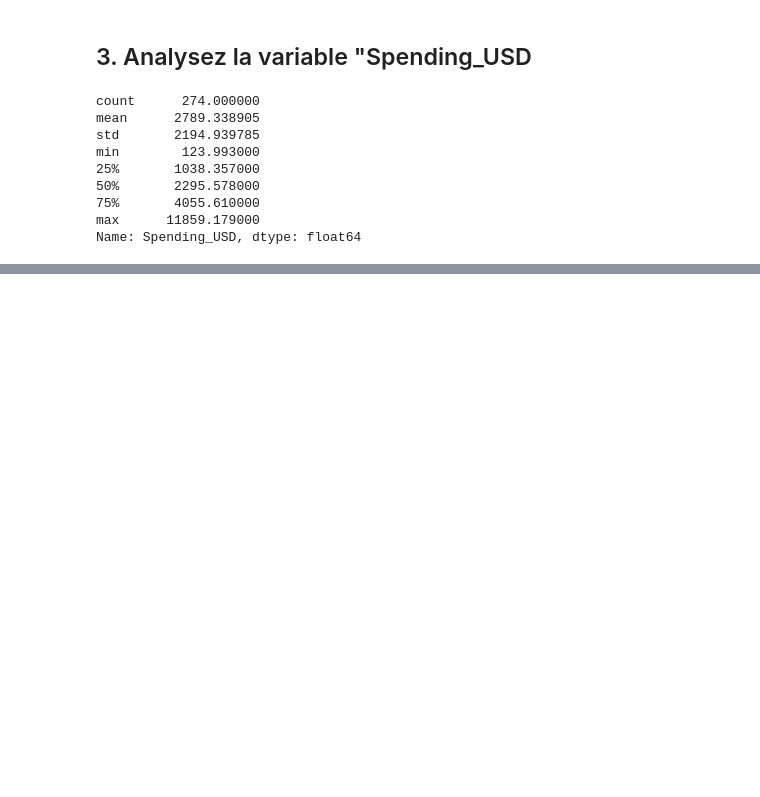
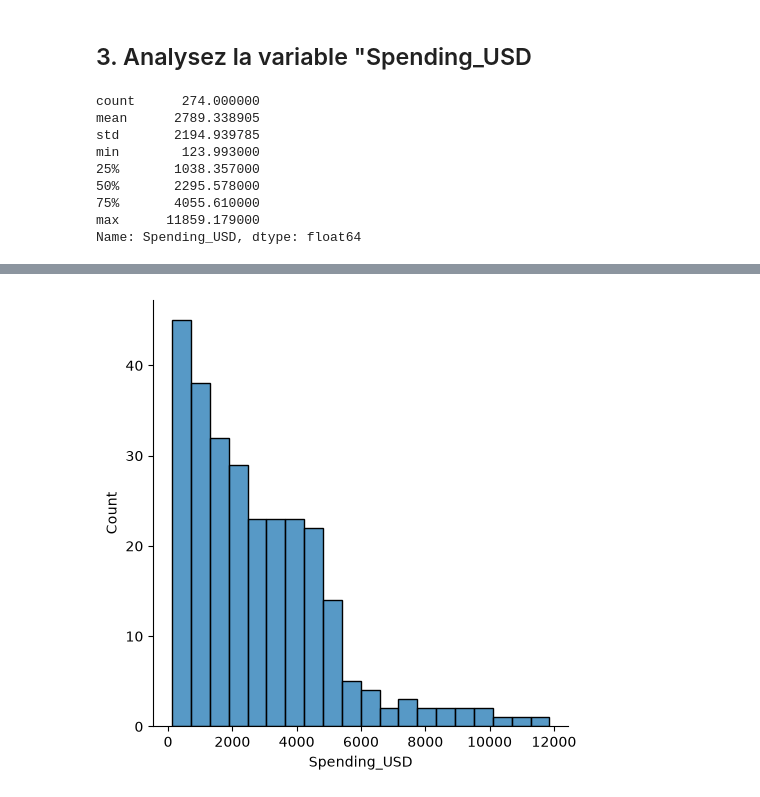
Before and after one commit to adrienfomat/ML-BASES, a Jupyter notebook: 01_Analyse de donnees/Exercice_1_Health_Expectation.ipynb, the cells around one changed output, grey strips where cells are left out. Cells and saved outputs as stored; diff of their text form; code cells hidden in the pictures; blank space fills up the shorter version.

```diff
--- a/01_Analyse de donnees/Exercice_1_Health_Expectation.ipynb
+++ b/01_Analyse de donnees/Exercice_1_Health_Expectation.ipynb
@@ -110,0 +129,6 @@ Name: Spending_USD, dtype: float64
+# %%
+#avec seaborn
+sns.displot(data = df, x="Spending_USD", bins=20)
+plt.show()
+# %% [output]
+[figure, added]
```
Also changed, not shown: parts of 53 cells of this notebook, 1 other file.
